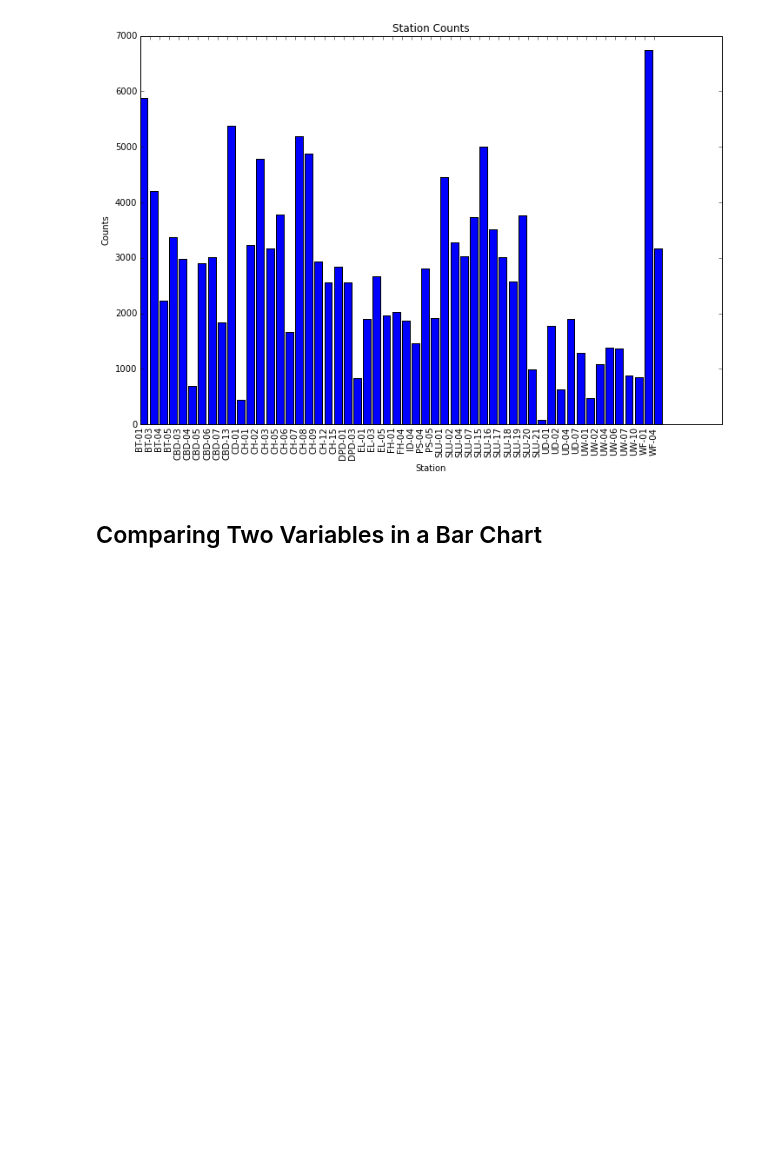
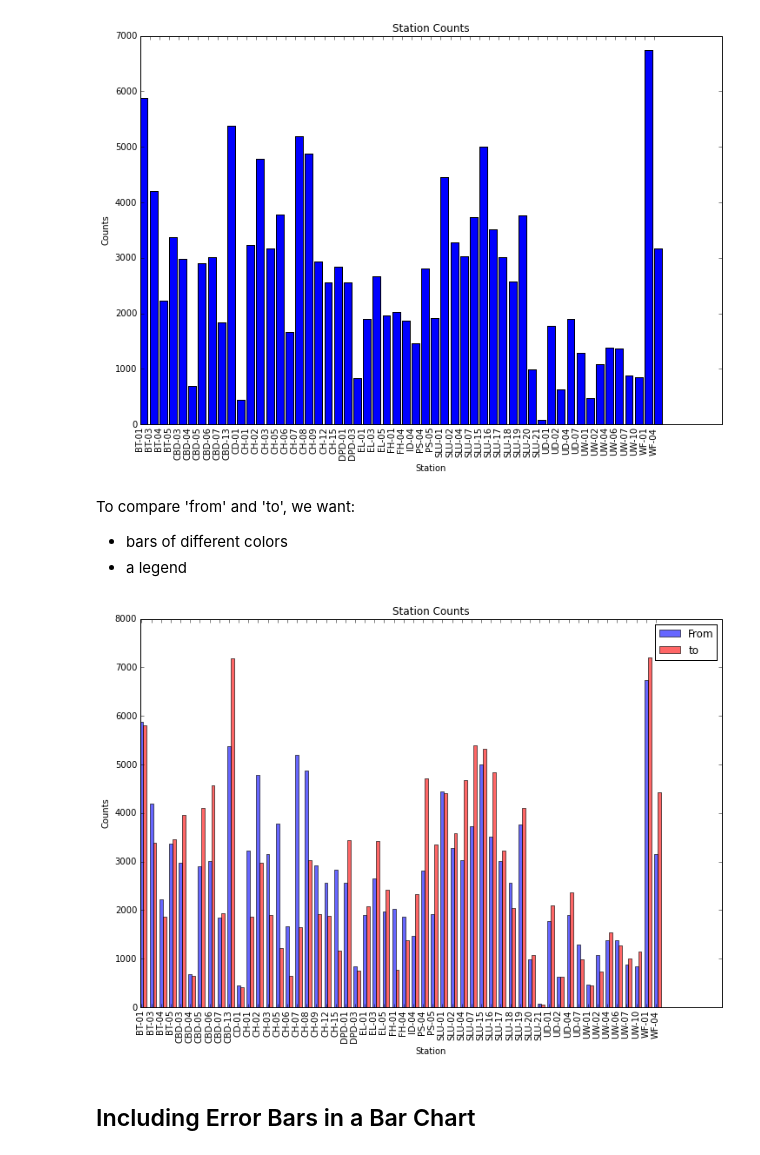
Before and after one commit to UWSEDS/LectureNotes, a Jupyter notebook: 05-Visualization-in-Python/Visualization in Python.ipynb, the cells around one changed output. Drawn from its saved outputs; the diff is of its cells as text; code cells hidden in the pictures; blank space fills up the shorter version.

```diff
--- a/05-Visualization-in-Python/Visualization in Python.ipynb
+++ b/05-Visualization-in-Python/Visualization in Python.ipynb
@@ -110,6 +110,6 @@ In this section, we show how to control various elements of plots to produce a d
 # %% [markdown]
 Make a dataframe out of the count data.
 # %%
-counts_df = pd.DataFrame({'From': from_counts.sort_index(), 'To': to_counts.sort_index()})
+df_counts = pd.DataFrame({'From': from_counts.sort_index(), 'To': to_counts.sort_index()})
 # %% [markdown]
 Need to align the counts by the station. Do we do this?
@@ -155,5 +144,44 @@ plt.title('Station Counts')
 plt.show()
 # %% [output]
 [figure]
+# %% [markdown]
+To compare 'from' and 'to', we want:
+- bars of different colors
+- a legend
+# %%
+"""
+Plotting two variables as a bar chart
+"""
+import numpy as np
+import matplotlib.pyplot as plt
+
+
+n_groups = len(df_counts.index)
+index = np.arange(n_groups)  # The "raw" x-axis of the bar plot
+fig = plt.figure(figsize=(12, 8))  # Controls global properties of the bar plot
+
+#VVVV Changed to do two plots
+bar_width = 0.35  # Width of the bars
+opacity = 0.6  # How transparent the bars are
+rects1 = plt.bar(index, df_counts.From, bar_width,
+                 alpha=opacity,
+                 color='b',
+                 label='From')
+rects2 = plt.bar(index + bar_width, df_counts.To, bar_width,
+                 alpha=opacity,
+                 color='r',
+                 label='to')
+plt.xticks(index + bar_width / 2, df_counts.index)
+_, labels = plt.xticks()  # Get the new labels of the plot
+plt.setp(labels, rotation=90)  # Rotate labels to make them readable
+plt.legend()
+#^^^^ Changed to do two plots
+
+plt.xlabel('Station')
+plt.ylabel('Counts')
+plt.title('Station Counts')
+plt.show()
+# %% [output]
+[figure, added]
 # %% [markdown]
-## Comparing Two Variables in a Bar Chart
+## Including Error Bars in a Bar Chart
```
Also changed, not shown: parts of 24 cells of this notebook.
